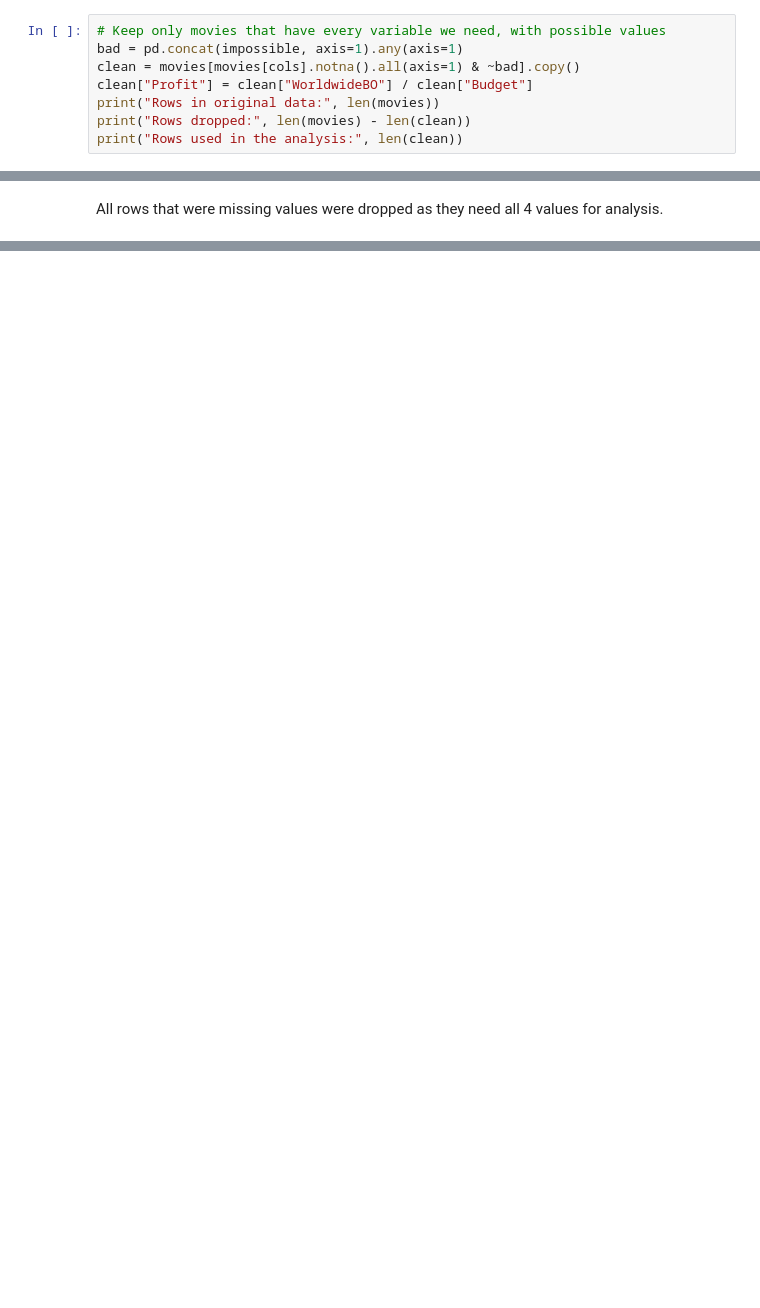
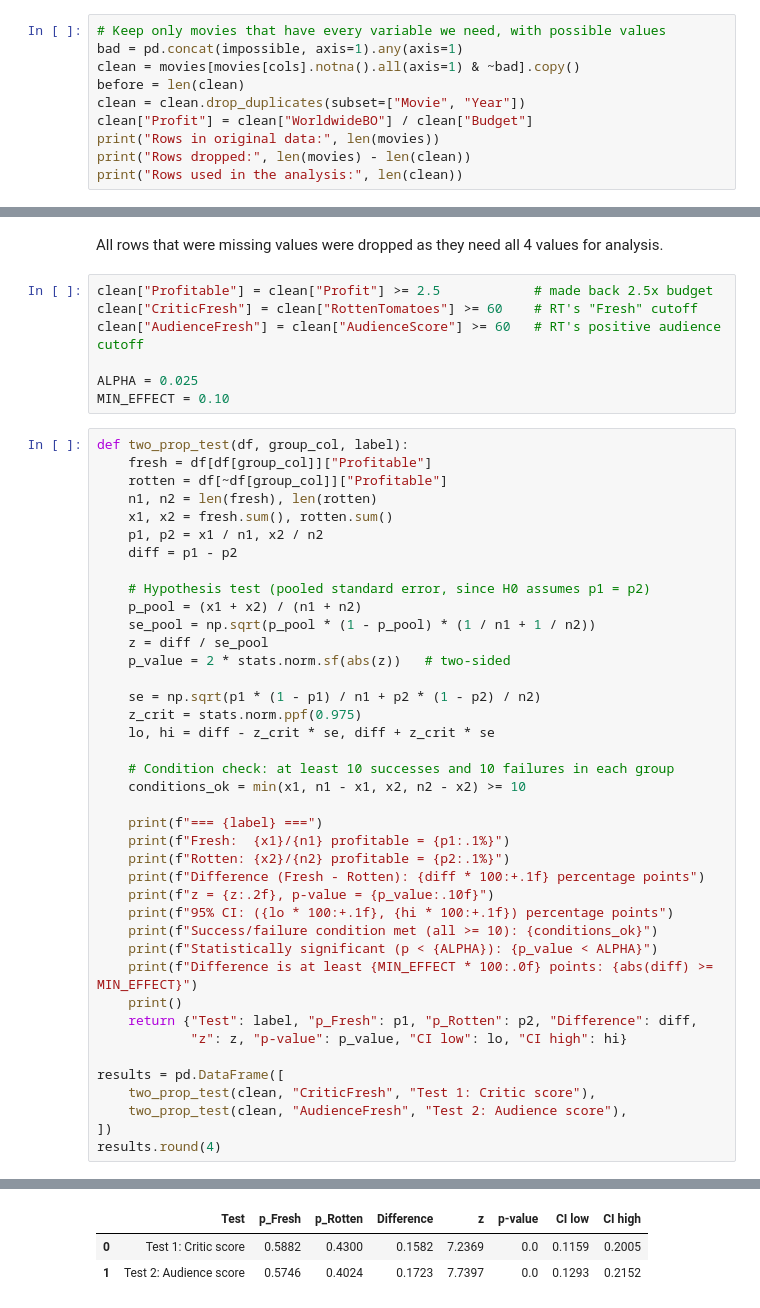
Before and after one commit to Galacticica/data-science-class, a Jupyter notebook: MovieData/movies.ipynb, the cells around one changed output, grey strips where cells are left out. Drawn from its saved outputs; the diff is of its cells as text; blank space fills up the shorter version.

```diff
--- a/MovieData/movies.ipynb
+++ b/MovieData/movies.ipynb
@@ -82,6 +82,8 @@ pd.DataFrame({
 # Keep only movies that have every variable we need, with possible values
 bad = pd.concat(impossible, axis=1).any(axis=1)
 clean = movies[movies[cols].notna().all(axis=1) & ~bad].copy()
+before = len(clean)
+clean = clean.drop_duplicates(subset=["Movie", "Year"])
 clean["Profit"] = clean["WorldwideBO"] / clean["Budget"]
 print("Rows in original data:", len(movies))
 print("Rows dropped:", len(movies) - len(clean))
@@ -93,2 +95,50 @@ Rows used in the analysis: 2313
 # %% [markdown]
 All rows that were missing values were dropped as they need all 4 values for analysis.
+# %%
+clean["Profitable"] = clean["Profit"] >= 2.5            # made back 2.5x budget
+clean["CriticFresh"] = clean["RottenTomatoes"] >= 60    # RT's "Fresh" cutoff
+clean["AudienceFresh"] = clean["AudienceScore"] >= 60   # RT's positive audience cutoff
+
+ALPHA = 0.025
+MIN_EFFECT = 0.10
+# %%
+def two_prop_test(df, group_col, label):
+    fresh = df[df[group_col]]["Profitable"]
+    rotten = df[~df[group_col]]["Profitable"]
+    n1, n2 = len(fresh), len(rotten)
+    x1, x2 = fresh.sum(), rotten.sum()
+    p1, p2 = x1 / n1, x2 / n2
+    diff = p1 - p2
+
+    # Hypothesis test (pooled standard error, since H0 assumes p1 = p2)
+    p_pool = (x1 + x2) / (n1 + n2)
+    se_pool = np.sqrt(p_pool * (1 - p_pool) * (1 / n1 + 1 / n2))
+    z = diff / se_pool
+    p_value = 2 * stats.norm.sf(abs(z))   # two-sided
+
+    se = np.sqrt(p1 * (1 - p1) / n1 + p2 * (1 - p2) / n2)
+    z_crit = stats.norm.ppf(0.975)
+    lo, hi = diff - z_crit * se, diff + z_crit * se
+
+    # Condition check: at least 10 successes and 10 failures in each group
+    conditions_ok = min(x1, n1 - x1, x2, n2 - x2) >= 10
+
+    print(f"=== {label} ===")
+    print(f"Fresh:  {x1}/{n1} profitable = {p1:.1%}")
+    print(f"Rotten: {x2}/{n2} profitable = {p2:.1%}")
+    print(f"Difference (Fresh - Rotten): {diff * 100:+.1f} percentage points")
+    print(f"z = {z:.2f}, p-value = {p_value:.10f}")
+    print(f"95% CI: ({lo * 100:+.1f}, {hi * 100:+.1f}) percentage points")
+    print(f"Success/failure condition met (all >= 10): {conditions_ok}")
+    print(f"Statistically significant (p < {ALPHA}): {p_value < ALPHA}")
+    print(f"Difference is at least {MIN_EFFECT * 100:.0f} points: {abs(diff) >= MIN_EFFECT}")
+    print()
+    return {"Test": label, "p_Fresh": p1, "p_Rotten": p2, "Difference": diff,
+            "z": z, "p-value": p_value, "CI low": lo, "CI high": hi}
+
+results = pd.DataFrame([
+    two_prop_test(clean, "CriticFresh", "Test 1: Critic score"),
+    two_prop_test(clean, "AudienceFresh", "Test 2: Audience score"),
+])
+results.round(4)
+# %% [output]
@@ -94,0 +164,3 @@ All rows that were missing values were dropped as they need all 4 values for ana
+|  | Test | p_Fresh | p_Rotten | Difference | z | p-value | CI low | CI high |
+| 0 | Test 1: Critic score | 0.5882 | 0.4300 | 0.1582 | 7.2369 | 0.0 | 0.1159 | 0.2005 |
+| 1 | Test 2: Audience score | 0.5746 | 0.4024 | 0.1723 | 7.7397 | 0.0 | 0.1293 | 0.2152 |
```
Also changed, not shown: parts of 2 cells of this notebook, 2 other files.
